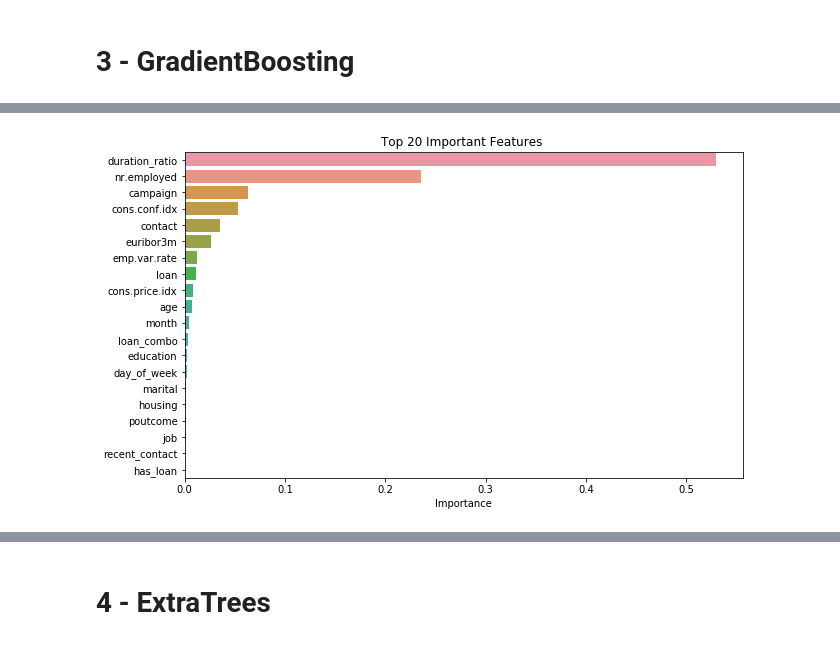
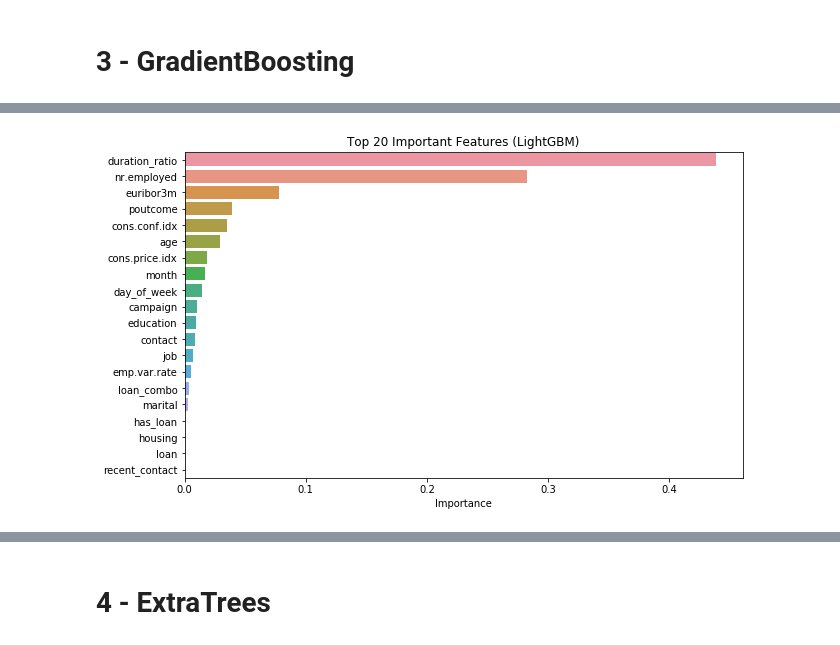
Before and after one commit to farahsloma/bank_marketing_app, a Jupyter notebook: bank marketing .ipynb, the cells around one changed output, grey strips where cells are left out. Cells and saved outputs as stored; diff of their text form; code cells hidden in the pictures.

```diff
--- a/bank marketing .ipynb
+++ b/bank marketing .ipynb
@@ -367 +341,10 @@ y = df['y']
+# %%
+for col in X_train.columns:
+    if X_train[col].dtype == "object":
+        fill_value = X_train[col].mode()[0]
+    else:
+        fill_value = X_train[col].mean()
+
+    X_train[col] = X_train[col].fillna(fill_value)
+    X_test[col] = X_test[col].fillna(fill_value)
 # %%
@@ -377,0 +357,4 @@ X_train_res, y_train_res = smote.fit_resample(X_train, y_train)
+# %%
+le_y = LabelEncoder()
+y_train = le_y.fit_transform(y_train)
+y_test = le_y.transform(y_test)
@@ -499,0 +455,22 @@ weighted avg       0.92      0.88      0.89      8238
+# %%
+# إنشاء نموذج Gradient Boosting
+pipeline = Pipeline(steps=[
+    ("scaler", StandardScaler()),
+    ("classifier", GradientBoostingClassifier(n_estimators=100, random_state=42))
+])
+
+param_grid = {
+    "classifier__n_estimators": [100, 200],
+    "classifier__max_depth": [None, 5, 10],
+    "classifier__min_samples_split": [2, 5]
+}
+grid_search = GridSearchCV(pipeline, param_grid, cv=5, scoring="accuracy")
+grid_search.fit(X_train, y_train)
+y_train_pred = grid_search.predict(X_train)
+y_test_pred = grid_search.predict(X_test)
+print("Best Parameters:", grid_search.best_params_)
+print("Train Accuracy:", accuracy_score(y_train, y_train_pred))
+print("Test Accuracy:", accuracy_score(y_test, y_test_pred))
+cm = confusion_matrix(y_test, y_test_pred)
+print("Confusion Matrix:\n", cm)
+print("\nClassification Report:\n", classification_report(y_test, y_test_pred))
@@ -500,15 +494,13 @@ weighted avg       0.92      0.88      0.89      8238
 # %%
-importances = model.feature_importances_
-feature_names = X.columns
-
-# ترتيب حسب الأهمية
+best_model = grid_search.best_estimator_.named_steps['classifier']
+importances = best_model.feature_importances_
+feature_names = X_train.columns
 feat_imp = pd.Series(importances, index=feature_names).sort_values(ascending=False)[:20]
-
 # رسم
 plt.figure(figsize=(10, 6))
 sns.barplot(x=feat_imp, y=feat_imp.index)
-plt.title('Top 20 Important Features ')
+plt.title('Top 20 Important Features (LightGBM)')
 plt.xlabel('Importance')
 plt.show()
 # %% [output]
-[figure, old version]
+[figure, new version]
```
Also changed, not shown: parts of 43 cells of this notebook.
